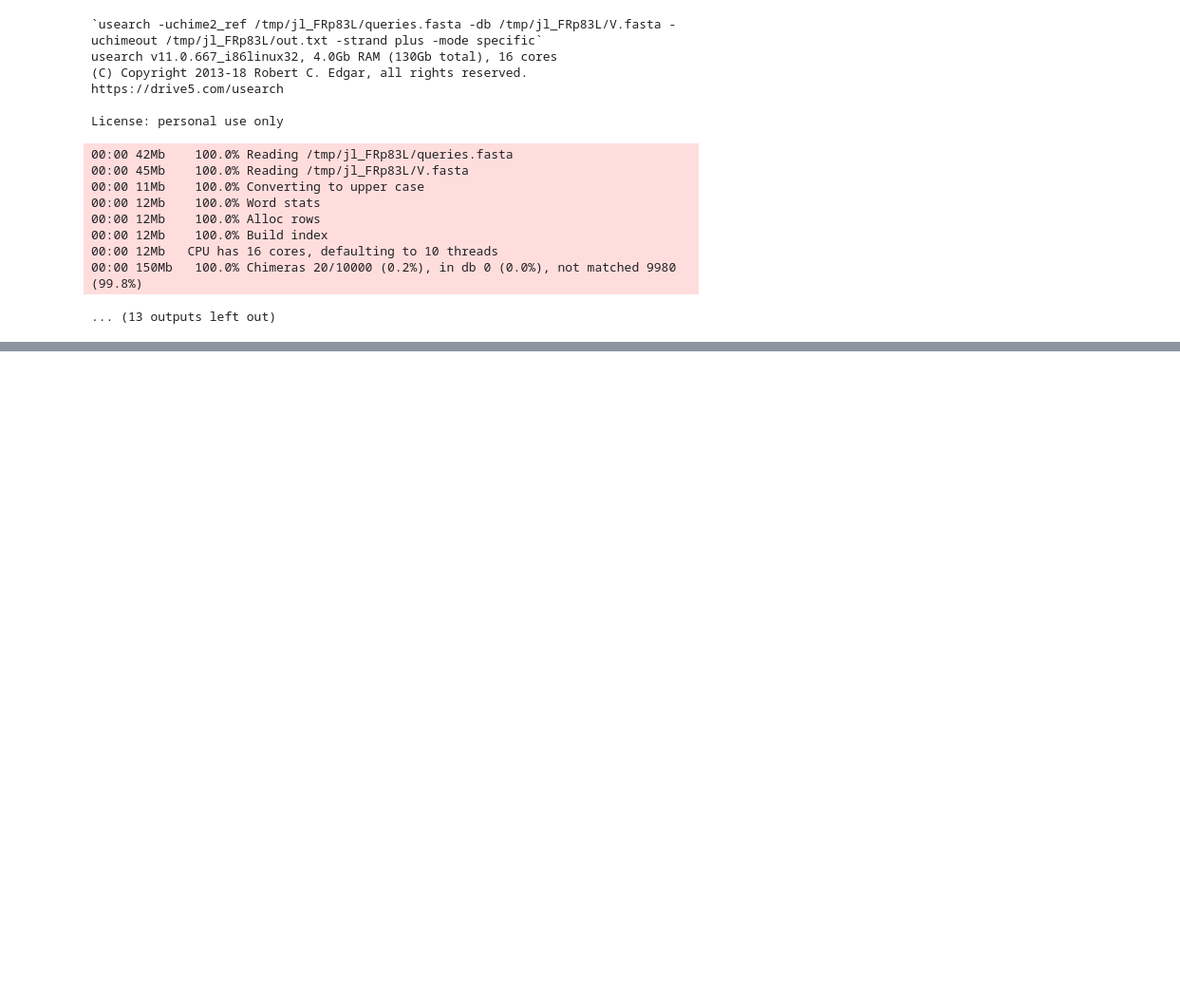
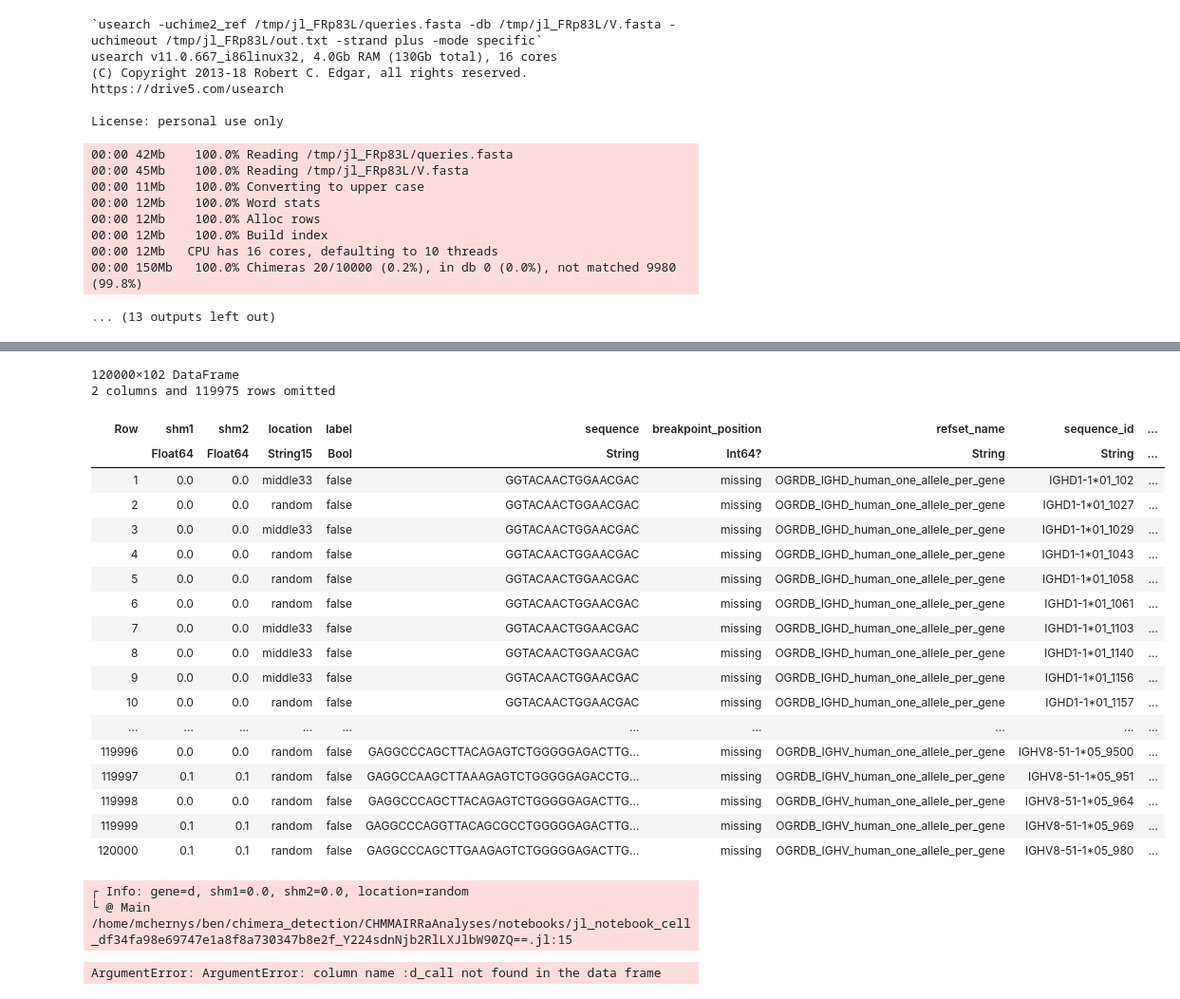
Before and after one commit to MurrellGroup/CHMMAIRRaAnalyses, a Jupyter notebook: notebooks/simulations.ipynb, the cells around one changed output, grey strips where cells are left out. Shown at 95% size. Drawn from its saved outputs; the diff is of its cells as text; code cells hidden in the pictures; blank space fills up the shorter version.

```diff
--- a/notebooks/simulations.ipynb
+++ b/notebooks/simulations.ipynb
@@ -1364,0 +1502,17 @@ end
+# %%
+simulated_dir = joinpath(@__DIR__, "../../data/simulated")
+test_sets_V = CSV.read(joinpath(simulated_dir, "IGHV_shazam_test_sets_n=10000_chimerism_rate=0.05.tsv"), DataFrame);
+test_sets_DJ = CSV.read(joinpath(simulated_dir, "IGHDJ_shazam_test_sets_n=10000_chimerism_rate=0.05.tsv"), DataFrame);
+
+test_sets = vcat(test_sets_V, test_sets_DJ)
+
+reference_sets = Dict()
+for gene in ["V", "D", "J"]
+    reference_sets["OGRDB_IGH$(gene)_human_one_allele_per_gene"] = read_fasta(joinpath(simulated_dir, "IGH$(gene)_one_allele_per_gene.fasta"))
+    for (name, seq) in zip(reference_sets["OGRDB_IGH$(gene)_human_one_allele_per_gene"][1], reference_sets["OGRDB_IGH$(gene)_human_one_allele_per_gene"][2])
+        reference_sets[name] = degap(seq)
+    end
+end
+V_seq = degap(reference_sets["OGRDB_IGHV_human_one_allele_per_gene"][2][1])
+D_seq = degap(reference_sets["OGRDB_IGHD_human_one_allele_per_gene"][2][1])
+J_seq = degap(reference_sets["OGRDB_IGHJ_human_one_allele_per_gene"][2][1])
@@ -1364,0 +1619,57 @@ end
+# %%
+test_sets = CSV.read(joinpath(simulated_dir, "IGH_shazam_test_sets_with_assignments.tsv"), DataFrame, delim = "\t")
+# %% [output]
+120000×102 DataFrame
+2 columns and 119975 rows omitted
+| Row | shm1 | shm2 | location | label | sequence | breakpoint_position | refset_name | sequence_id | ... |
+|  | Float64 | Float64 | String15 | Bool | String | Int64? | String | String | ... |
+| 1 | 0.0 | 0.0 | middle33 | false | GGTACAACTGGAACGAC | missing | OGRDB_IGHD_human_one_allele_per_gene | IGHD1-1*01_102 | ... |
+| 2 | 0.0 | 0.0 | random | false | GGTACAACTGGAACGAC | missing | OGRDB_IGHD_human_one_allele_per_gene | IGHD1-1*01_1027 | ... |
+| 3 | 0.0 | 0.0 | middle33 | false | GGTACAACTGGAACGAC | missing | OGRDB_IGHD_human_one_allele_per_gene | IGHD1-1*01_1029 | ... |
+| 4 | 0.0 | 0.0 | random | false | GGTACAACTGGAACGAC | missing | OGRDB_IGHD_human_one_allele_per_gene | IGHD1-1*01_1043 | ... |
+| 5 | 0.0 | 0.0 | random | false | GGTACAACTGGAACGAC | missing | OGRDB_IGHD_human_one_allele_per_gene | IGHD1-1*01_1058 | ... |
+| 6 | 0.0 | 0.0 | random | false | GGTACAACTGGAACGAC | missing | OGRDB_IGHD_human_one_allele_per_gene | IGHD1-1*01_1061 | ... |
+| 7 | 0.0 | 0.0 | middle33 | false | GGTACAACTGGAACGAC | missing | OGRDB_IGHD_human_one_allele_per_gene | IGHD1-1*01_1103 | ... |
+| 8 | 0.0 | 0.0 | middle33 | false | GGTACAACTGGAACGAC | missing | OGRDB_IGHD_human_one_allele_per_gene | IGHD1-1*01_1140 | ... |
+| 9 | 0.0 | 0.0 | middle33 | false | GGTACAACTGGAACGAC | missing | OGRDB_IGHD_human_one_allele_per_gene | IGHD1-1*01_1156 | ... |
+| 10 | 0.0 | 0.0 | random | false | GGTACAACTGGAACGAC | missing | OGRDB_IGHD_human_one_allele_per_gene | IGHD1-1*01_1157 | ... |
+| ... | ... | ... | ... | ... | ... | ... | ... | ... | ... |
+| 119996 | 0.0 | 0.0 | random | false | GAGGCCCAGCTTACAGAGTCTGGGGGAGACTTG... | missing | OGRDB_IGHV_human_one_allele_per_gene | IGHV8-51-1*05_9500 | ... |
+| 119997 | 0.1 | 0.1 | random | false | GAGGCCAAGCTTAAAGAGTCTGGGGGAGACCTG... | missing | OGRDB_IGHV_human_one_allele_per_gene | IGHV8-51-1*05_951 | ... |
+| 119998 | 0.0 | 0.0 | random | false | GAGGCCCAGCTTACAGAGTCTGGGGGAGACTTG... | missing | OGRDB_IGHV_human_one_allele_per_gene | IGHV8-51-1*05_964 | ... |
+| 119999 | 0.1 | 0.1 | random | false | GAGGCCCAGGTTACAGCGCCTGGGGGAGACTTG... | missing | OGRDB_IGHV_human_one_allele_per_gene | IGHV8-51-1*05_969 | ... |
+| 120000 | 0.1 | 0.1 | random | false | GAGGCCCAGCTTGAAGAGTCTGGGGGAGACTTG... | missing | OGRDB_IGHV_human_one_allele_per_gene | IGHV8-51-1*05_980 | ... |
+# %%
+ROC_plots = Dict()
+mutrate = 0.0
+IGH_shm_rates = [0.0, 0.05, 0.1, 0.2]
+
+receptor = "IG"
+ig_seqtype = "Ig"
+variation_method = "shazam"
+prior_probability = default_prior_probability * 50
+for gene in ['v']
+    for location in ["random"]
+        ROC_plots = Dict()
+        reference_set_name = "OGRDB_IGH$(uppercase(gene))_human_one_allele_per_gene"
+        for shm1 in ProgressBar(IGH_shm_rates)
+            shm2 = shm1
+            @info "gene=$(gene), shm1=$(shm1), shm2=$(shm2), location=$(location)"
+            curr_test_set = test_sets[(test_sets.location .== location) .& (test_sets.refset_name .== reference_set_name) .& (test_sets.shm1 .== shm1) .& (test_sets.shm2 .== shm2),:]
+            ROC_plots["SHM=$(Int(shm1*100))%"] = calculate_plot_four_methods_ROC(curr_test_set, location, reference_sets, reference_set_name, prior_probability, mutrate, mutrate,
+                title = "IGH$(uppercase(gene))\nshazam SHM=$(Int(shm1*100))% simulation",
+                receptor = receptor,
+                V_seq = V_seq,
+                D_seq = D_seq,
+                J_seq = J_seq,
+                gene = gene,
+                ig_seqtype = ig_seqtype)
+        end
+        ROC_grid = Plots.plot(ROC_plots["SHM=0%"], ROC_plots["SHM=5%"], ROC_plots["SHM=10%"], ROC_plots["SHM=20%"], ncol = 2, size = (500, 500) .* 2, markerstrokewidth = 0.2, margin = 5mm)
+        savefig(ROC_grid, joinpath(all_methods_ROC_dir, "db=$(reference_set_name)_location=$(location)_prior_prob=$(prior_probability)_pseudoct=2,10_variation_method=$(variation_method)_receptor=$(receptor).pdf"))
+    end
+end
+# %% [output]
+┌ Info: gene=d, shm1=0.0, shm2=0.0, location=random
+└ @ Main /home/mchernys/ben/chimera_detection/CHMMAIRRaAnalyses/notebooks/jl_notebook_cell_df34fa98e69747e1a8f8a730347b8e2f_Y224sdnNjb2RlLXJlbW90ZQ==.jl:15
+ArgumentError: ArgumentError: column name :d_call not found in the data frame
```
Also changed, not shown: parts of 74 cells of this notebook, 7 other files.
